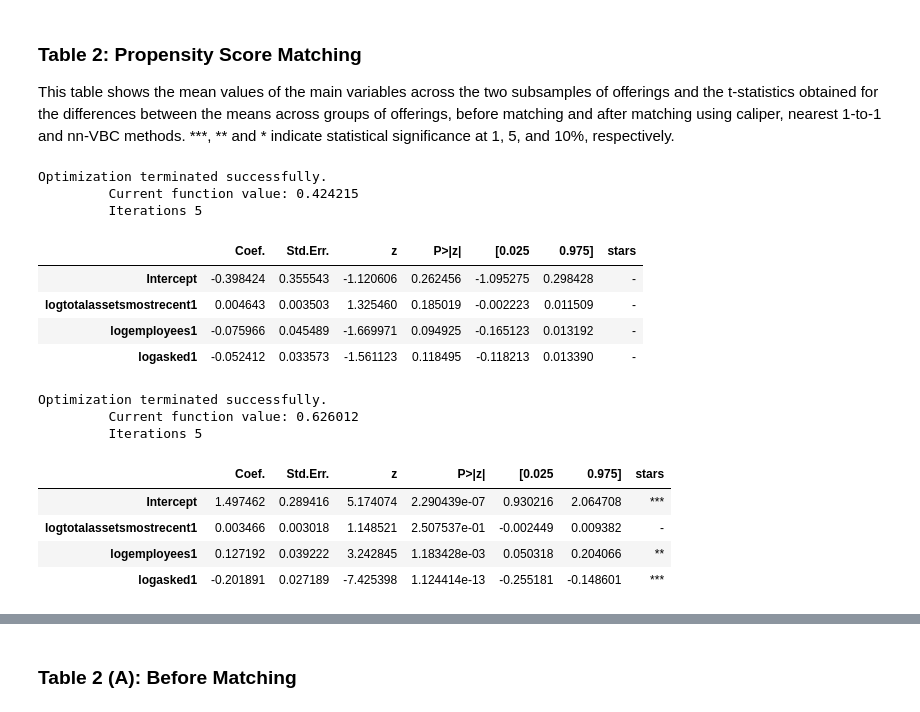
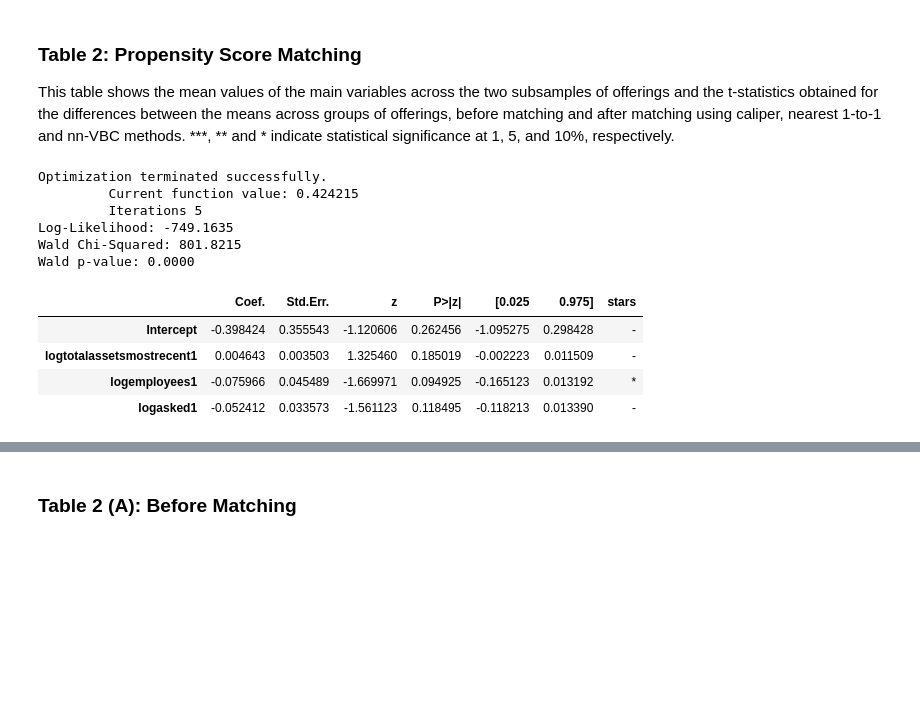
Before and after one commit to alvarorezola/MendozaEtAl2023-VC, a Jupyter notebook: script.ipynb, the cells around one changed output, grey strips where cells are left out. Saved outputs shown, nothing was run; the diff lists cells and outputs as text; code cells hidden in the pictures; blank space fills up the shorter version.

```diff
--- a/script.ipynb
+++ b/script.ipynb
@@ -29,17 +29,22 @@ from statsmodels.discrete.discrete_model import Probit
 import math
 # %%
 # Function definition
+def significance_stars(pvalue):
+    if pvalue < 0.01:
+        return '***'
+    elif pvalue < 0.05:
+        return '**'
+    elif pvalue < 0.1:
+        return '*'
+    else:
+        return '-'
+
 def summary_with_stars(model):
     # get the summary table as a DataFrame
     summary_df = model.summary2().tables[1]
 
     # create a new column for stars
-    summary_df['stars'] = '-'
-
-    # add stars based on p-values
-    summary_df.loc[summary_df['P>|z|'] < 0.001, 'stars'] = '***'
-    summary_df.loc[(summary_df['P>|z|'] >= 0.001) & (summary_df['P>|z|'] < 0.01), 'stars'] = '**'
-    summary_df.loc[(summary_df['P>|z|'] >= 0.01) & (summary_df['P>|z|'] < 0.05), 'stars'] = '*'
+    summary_df['stars'] = summary_df['P>|z|'].apply(significance_stars)
 
     # return the modified summary table
     return summary_df
@@ -98,6 +103,9 @@ df = df[df["deadline"] <= "2019-10-01"]
 df["totalassetsmostrecent1"] += 1e-6
 df["logtotalassetsmostrecent1"] = np.log(df["totalassetsmostrecent1"])
 df = df.dropna(subset=["desastre6meses"])
+df['desastre6meses_indemnizaciones'].fillna(0, inplace=True)
+df["desastre6meses_indemnizaciones"] += 1e-6
+df["log_desastre6meses_ind"] = np.log(df["desastre6meses_indemnizaciones"])
 
 # Bank Net Income to Total Assets as value of the ratio net income-to-total assets in the banking sector per state and year.
 df["bank_netincome_assets"] = df["lagnetinc"]/df["lagasset"]*100
@@ -216,28 +224,33 @@ pd.DataFrame(results).T
 This table shows the mean values of the main variables across the two subsamples of offerings and the t-statistics obtained for the differences between the means across groups of offerings, before matching and after matching using caliper, nearest 1-to-1 and nn-VBC methods. ***, ** and * indicate statistical significance at 1, 5, and 10%, respectively.
 # %%
 # Test for heteroskedascity to understand if we should use robust standard errors
-# %%
-# Two probit functions to validate covariates
-formula_traetment = f"sustainable ~ logtotalassetsmostrecent1 + logemployees1 + logasked1"
-summary_with_stars(smf.probit(formula=formula_traetment, data=df).fit(cov_type='HC0'))
-# %% [output]
-Optimization terminated successfully.
-         Current function value: 0.424215
-         Iterations 5
-|  | Coef. | Std.Err. | z | P>|z| | [0.025 | 0.975] | stars |
-| Intercept | -0.398424 | 0.355543 | -1.120606 | 0.262456 | -1.095275 | 0.298428 | - |
-| logtotalassetsmostrecent1 | 0.004643 | 0.003503 | 1.325460 | 0.185019 | -0.002223 | 0.011509 | - |
-| logemployees1 | -0.075966 | 0.045489 | -1.669971 | 0.094925 | -0.165123 | 0.013192 | - |
-| logasked1 | -0.052412 | 0.033573 | -1.561123 | 0.118495 | -0.118213 | 0.013390 | - |
-# %%
-formula_outcome = f"exito ~ logtotalassetsmostrecent1 + logemployees1 + logasked1"
-summary_with_stars(smf.probit(formula=formula_outcome, data=df).fit(cov_type='HC0'))
-# %% [output]
-Optimization terminated successfully.
-         Current function value: 0.626012
-         Iterations 5
-|  | Coef. | Std.Err. | z | P>|z| | [0.025 | 0.975] | stars |
-| Intercept | 1.497462 | 0.289416 | 5.174074 | 2.290439e-07 | 0.930216 | 2.064708 | *** |
-| logtotalassetsmostrecent1 | 0.003466 | 0.003018 | 1.148521 | 2.507537e-01 | -0.002449 | 0.009382 | - |
-| logemployees1 | 0.127192 | 0.039222 | 3.242845 | 1.183428e-03 | 0.050318 | 0.204066 | ** |
-| logasked1 | -0.201891 | 0.027189 | -7.425398 | 1.124414e-13 | -0.255181 | -0.148601 | *** |
+# %%
+# Two probit functions to validate covariates
+formula_treatment = f"sustainable ~ logtotalassetsmostrecent1 + logemployees1 + logasked1"
+treatment_model = smf.probit(formula=formula_treatment, data=df).fit(cov_type='HC0')
+
+# Get log-likelihood
+log_likelihood = treatment_model.llf
+
+# Get Wald chi-squared test statistic and p-value
+wald_test = treatment_model.wald_test(treatment_model.model.exog_names)
+wald_chi2 = wald_test.statistic[0][0]
+wald_pvalue = wald_test.pvalue
+
+print(f'Log-Likelihood: {log_likelihood:.4f}')
+print(f'Wald Chi-Squared: {wald_chi2:.4f}')
+print(f'Wald p-value: {wald_pvalue:.4f}')
+
+summary_with_stars(treatment_model)
+# %% [output]
+Optimization terminated successfully.
+         Current function value: 0.424215
+         Iterations 5
+Log-Likelihood: -749.1635
+Wald Chi-Squared: 801.8215
+Wald p-value: 0.0000
+|  | Coef. | Std.Err. | z | P>|z| | [0.025 | 0.975] | stars |
+| Intercept | -0.398424 | 0.355543 | -1.120606 | 0.262456 | -1.095275 | 0.298428 | - |
+| logtotalassetsmostrecent1 | 0.004643 | 0.003503 | 1.325460 | 0.185019 | -0.002223 | 0.011509 | - |
+| logemployees1 | -0.075966 | 0.045489 | -1.669971 | 0.094925 | -0.165123 | 0.013192 | * |
+| logasked1 | -0.052412 | 0.033573 | -1.561123 | 0.118495 | -0.118213 | 0.013390 | - |
```
Also changed, not shown: parts of 7 cells of this notebook.
